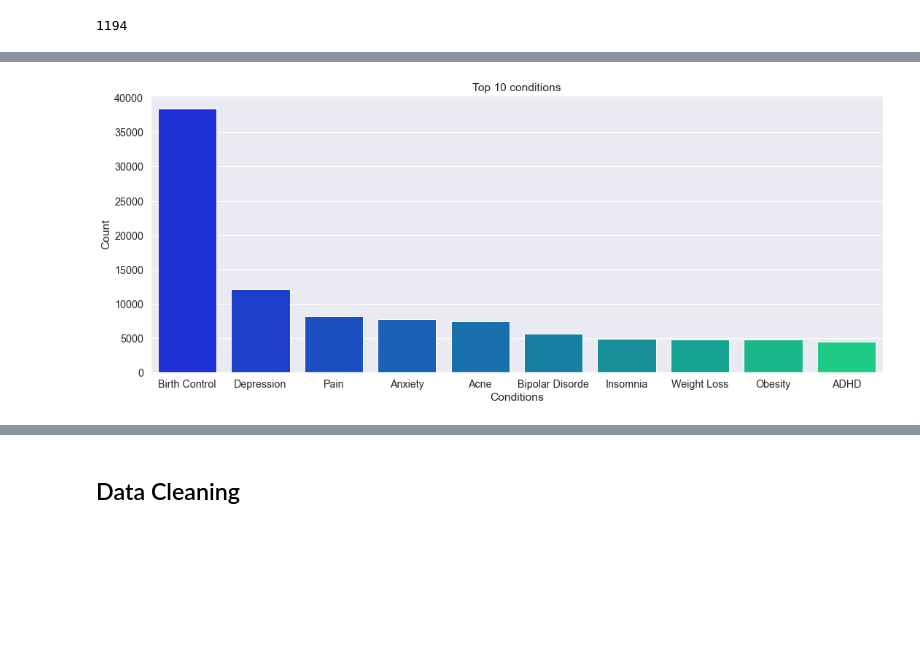
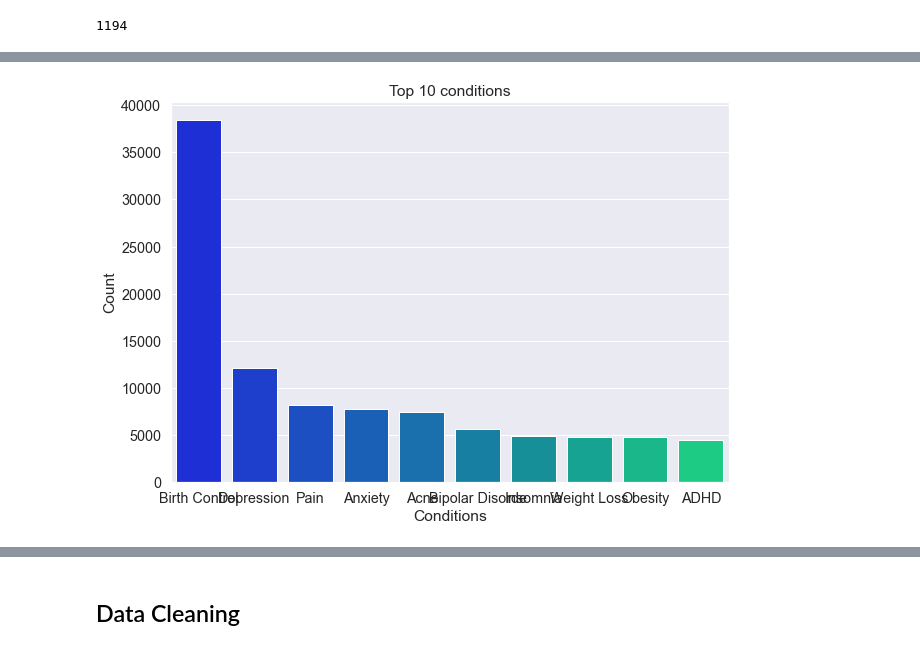
Before and after one commit to OdeliaAhdout/Drug-dataset, a Jupyter notebook: drugs_notebook.ipynb, the cells around one changed output, grey strips where cells are left out. Cells and saved outputs as stored; diff of their text form; code cells hidden in the pictures; blank space fills up the shorter version.

```diff
--- a/drugs_notebook.ipynb
+++ b/drugs_notebook.ipynb
@@ -265,13 +135,13 @@ Name: rating, dtype: float64
 # %%
 cond = dict(df['condition'].value_counts())
 top_condition = list(cond.keys())[0:10]
 values = list(cond.values())[0:10]
 sns.set(style = 'darkgrid', font_scale = 1.3)
-plt.rcParams['figure.figsize'] = [18, 7]
+plt.rcParams['figure.figsize'] = [10, 7]
 
 sns_ = sns.barplot(x = top_condition, y = values, palette = 'winter')
 sns_.set_title("Top 10 conditions")
 sns_.set_xlabel("Conditions")
 sns_.set_ylabel("Count");
 # %% [output]
-[figure, old version]
+[figure, new version]
```
Also changed, not shown: parts of 31 cells of this notebook, 1 other file.
